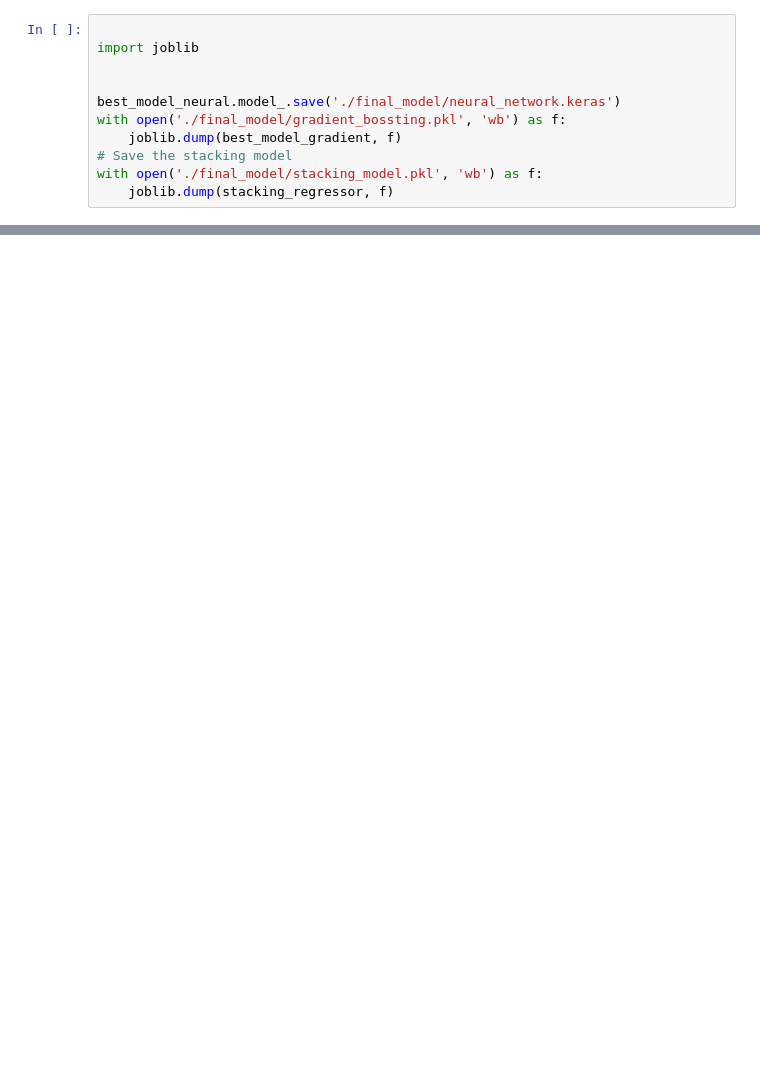
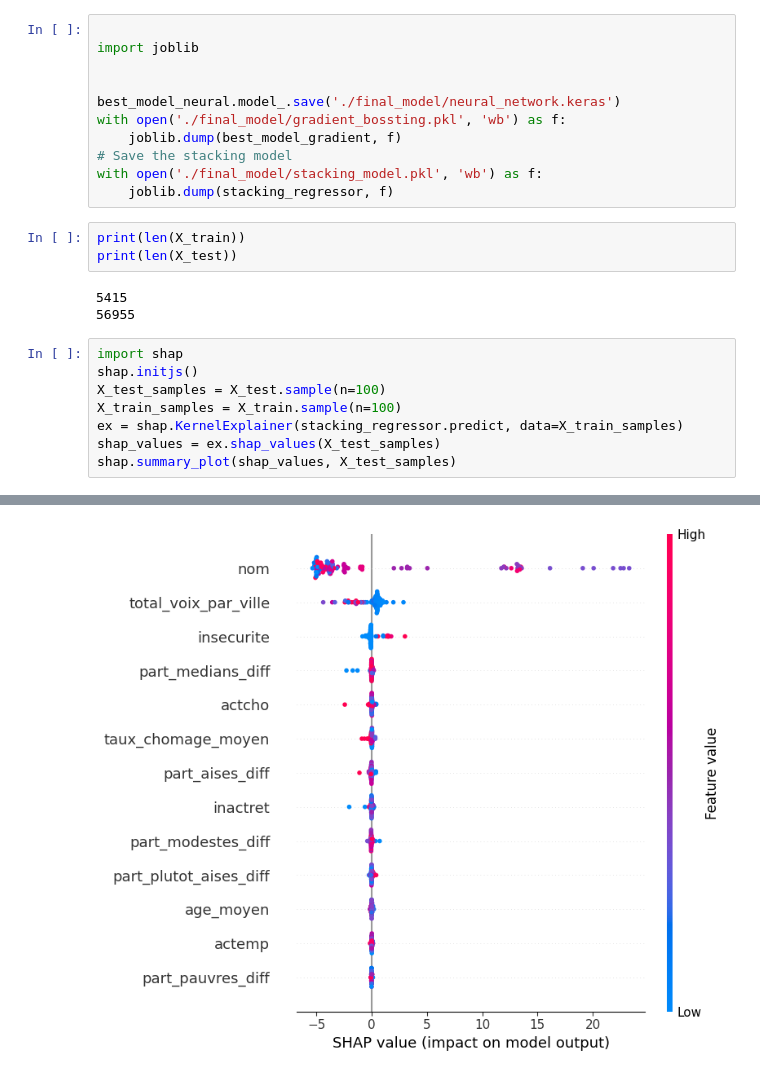
Before and after one commit to Piett-rm/MSPR-Analyse-de-donnees, a Jupyter notebook: model.ipynb, the cells around one changed output, grey strips where cells are left out. Drawn from its saved outputs; the diff is of its cells as text; blank space fills up the shorter version.

Commit message:
feat(vis model) two shap summary plot of the model

```diff
--- a/model.ipynb
+++ b/model.ipynb
@@ -182,3 +181,18 @@ with open('./final_model/gradient_bossting.pkl', 'wb') as f:
 # Save the stacking model
 with open('./final_model/stacking_model.pkl', 'wb') as f:
     joblib.dump(stacking_regressor, f)
+# %%
+print(len(X_train))
+print(len(X_test))
+# %% [output]
+5415
+56955
+# %%
+import shap
+shap.initjs()
+X_test_samples = X_test.sample(n=100)
+X_train_samples = X_train.sample(n=100)
+ex = shap.KernelExplainer(stacking_regressor.predict, data=X_train_samples)
+shap_values = ex.shap_values(X_test_samples)
+shap.summary_plot(shap_values, X_test_samples)
+# %% [output]
@@ -184,0 +200 @@ with open('./final_model/stacking_model.pkl', 'wb') as f:
+[figure, added]
```
Also changed, not shown: parts of 7 cells of this notebook, 3 other files.
